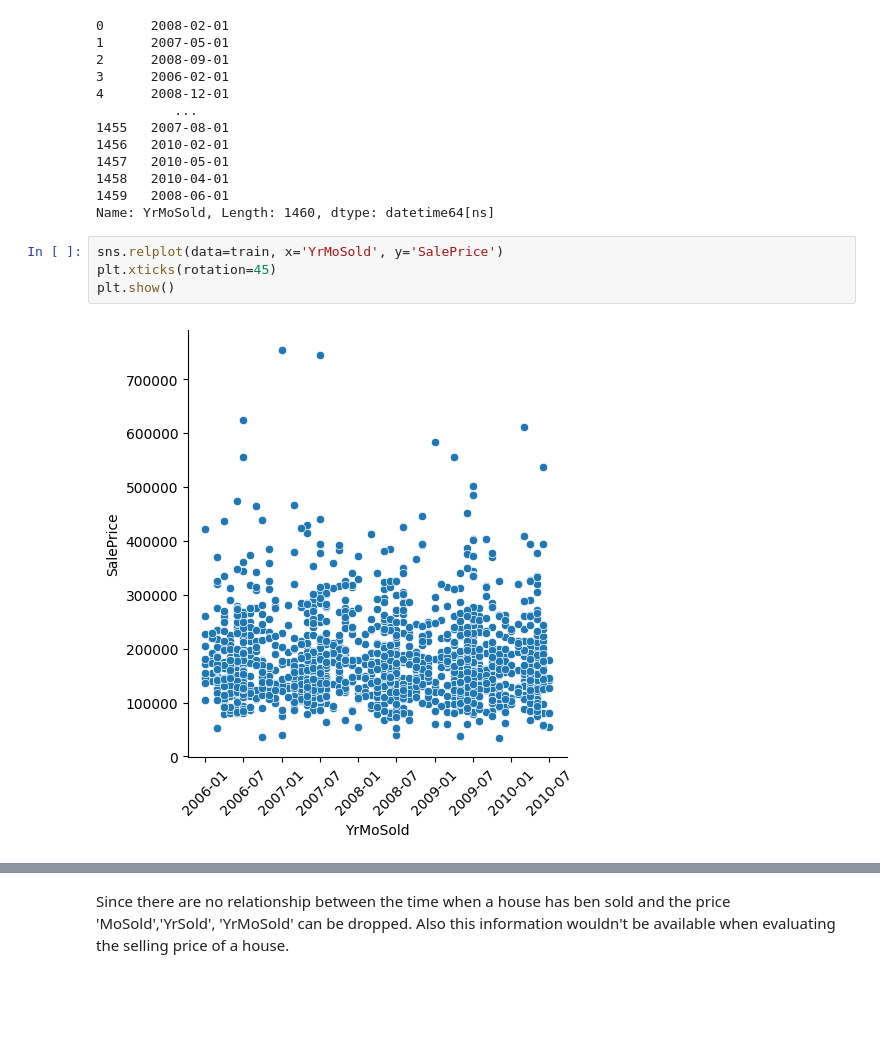
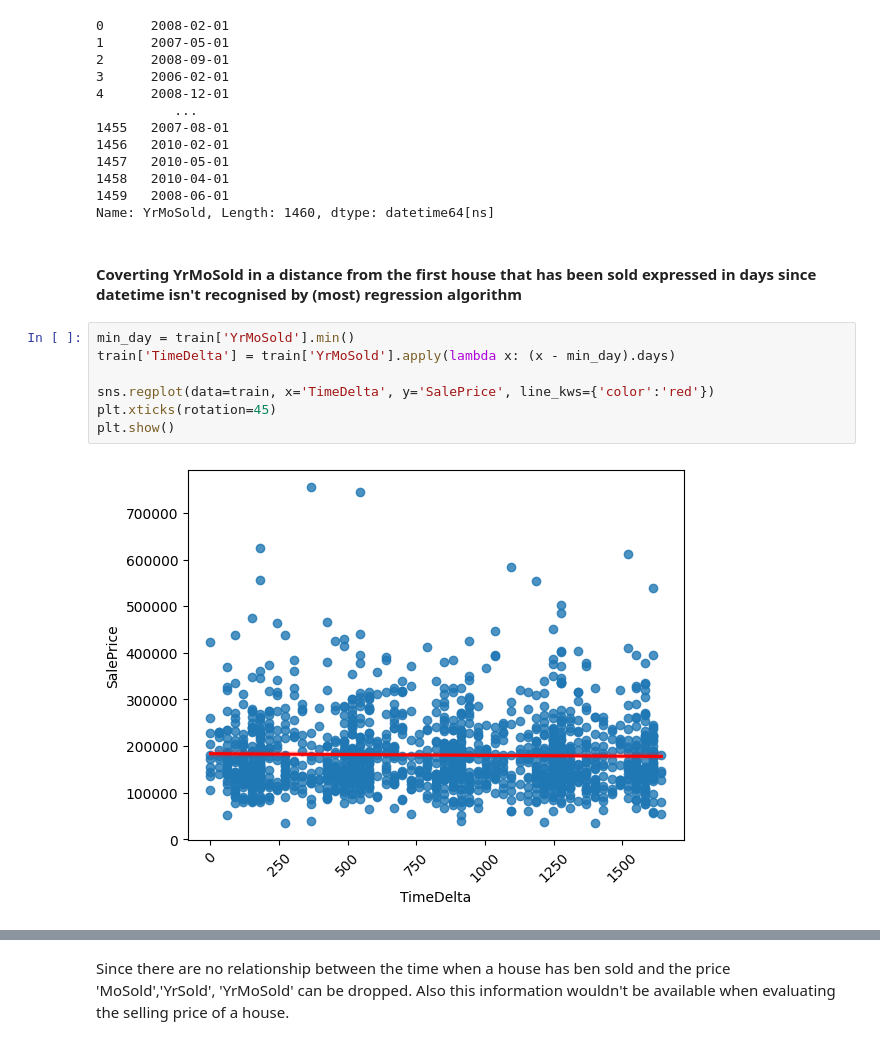
Before and after one commit to PaoloCarlevero/portfolio, a Jupyter notebook: work_in_progres/house_prices/price_prediction.ipynb, the cells around one changed output, grey strips where cells are left out. Saved outputs shown, nothing was run; the diff lists cells and outputs as text; blank space fills up the shorter version.

```diff
--- a/work_in_progres/house_prices/price_prediction.ipynb
+++ b/work_in_progres/house_prices/price_prediction.ipynb
@@ -138,9 +139,14 @@ train['YrMoSold']
 1458   2010-04-01
 1459   2008-06-01
 Name: YrMoSold, Length: 1460, dtype: datetime64[ns]
+# %% [markdown]
+#### Coverting YrMoSold in a distance from the first house  that has been sold expressed in days since datetime isn't recognised by (most) regression algorithm
 # %%
-sns.relplot(data=train, x='YrMoSold', y='SalePrice')
+min_day = train['YrMoSold'].min()
+train['TimeDelta'] = train['YrMoSold'].apply(lambda x: (x - min_day).days)
+
+sns.regplot(data=train, x='TimeDelta', y='SalePrice', line_kws={'color':'red'})
 plt.xticks(rotation=45)
 plt.show()
 # %% [output]
-[figure, old version]
+[figure, new version]
```
Also changed, not shown: parts of 11 cells of this notebook.
